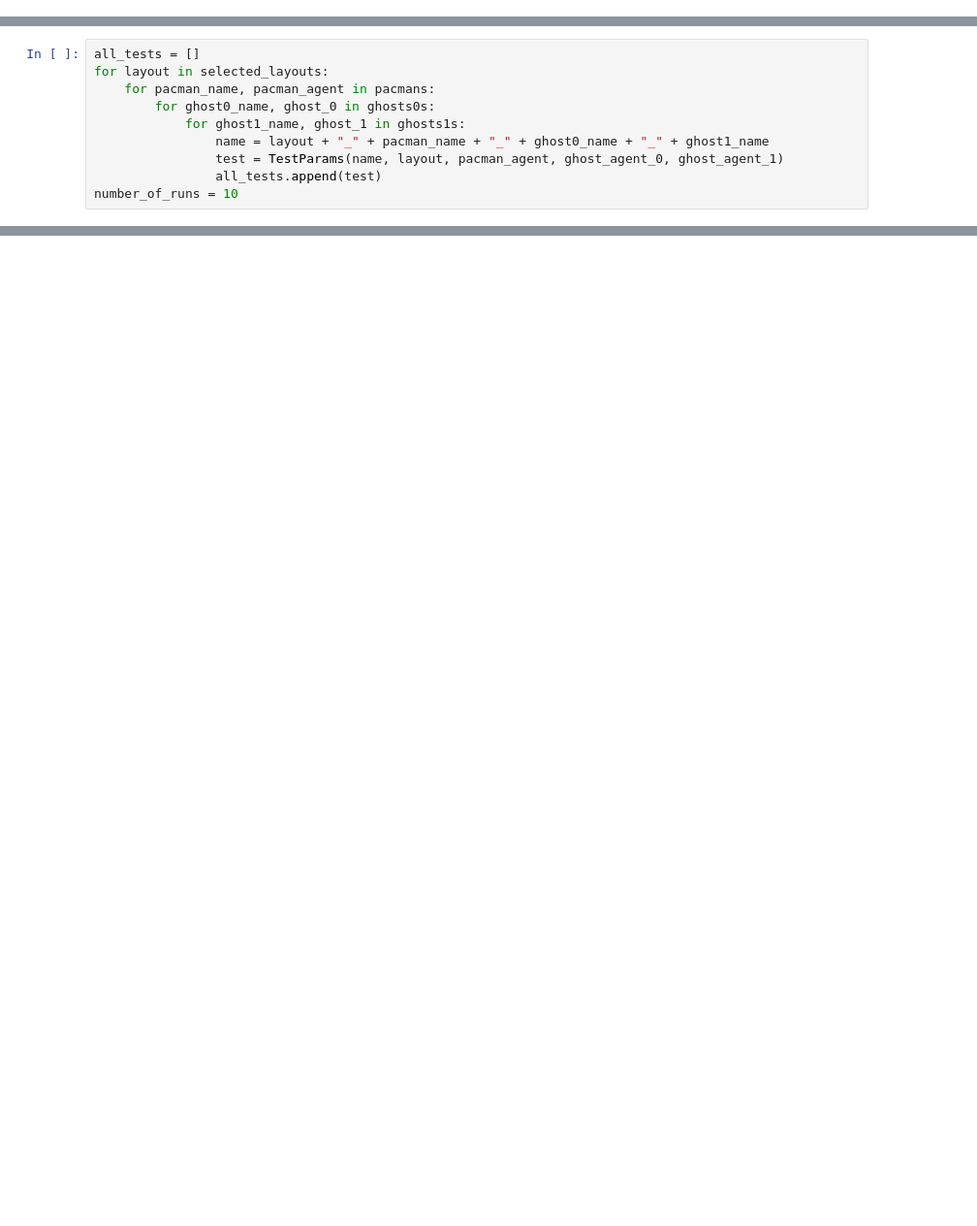
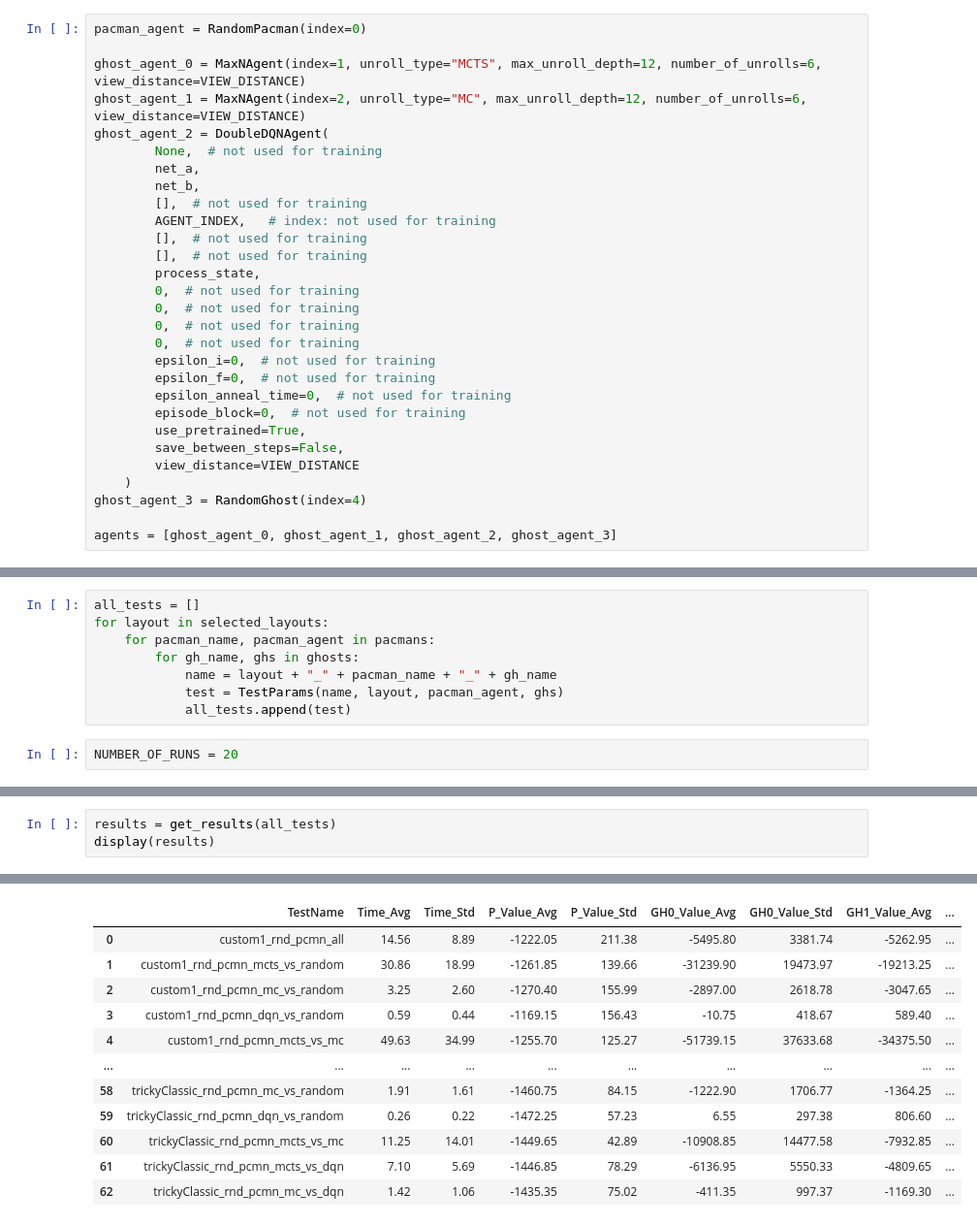
Before and after one commit to fededemo/ObligatorioMultiagentes, a Jupyter notebook: ObligatorioPacman/ghost_tester.ipynb, the cells around one changed output, grey strips where cells are left out. Shown: that part at 97% size. Saved outputs shown, nothing was run; the diff lists cells and outputs as text; blank space fills up the shorter version.

```diff
--- a/ObligatorioPacman/ghost_tester.ipynb
+++ b/ObligatorioPacman/ghost_tester.ipynb
@@ -85,0 +136,29 @@ ghosts1s = [
+# %%
+pacman_agent = RandomPacman(index=0)
+
+ghost_agent_0 = MaxNAgent(index=1, unroll_type="MCTS", max_unroll_depth=12, number_of_unrolls=6, view_distance=VIEW_DISTANCE)
+ghost_agent_1 = MaxNAgent(index=2, unroll_type="MC", max_unroll_depth=12, number_of_unrolls=6, view_distance=VIEW_DISTANCE)
+ghost_agent_2 = DoubleDQNAgent(
+        None,  # not used for training
+        net_a,
+        net_b,
+        [],  # not used for training
+        AGENT_INDEX,   # index: not used for training
+        [],  # not used for training
+        [],  # not used for training
+        process_state,
+        0,  # not used for training
+        0,  # not used for training
+        0,  # not used for training
+        0,  # not used for training
+        epsilon_i=0,  # not used for training
+        epsilon_f=0,  # not used for training
+        epsilon_anneal_time=0,  # not used for training
+        episode_block=0,  # not used for training
+        use_pretrained=True,
+        save_between_steps=False,
+        view_distance=VIEW_DISTANCE
+    )
+ghost_agent_3 = RandomGhost(index=4)
+
+agents = [ghost_agent_0, ghost_agent_1, ghost_agent_2, ghost_agent_3]
@@ -87,10 +254,10 @@ ghosts1s = [
 all_tests = []
 for layout in selected_layouts:
     for pacman_name, pacman_agent in pacmans:
-        for ghost0_name, ghost_0 in ghosts0s:
-            for ghost1_name, ghost_1 in ghosts1s:
-                name = layout + "_" + pacman_name + "_" + ghost0_name + "_" + ghost1_name
-                test = TestParams(name, layout, pacman_agent, ghost_agent_0, ghost_agent_1)
-                all_tests.append(test)
-number_of_runs = 10
+        for gh_name, ghs in ghosts:
+            name = layout + "_" + pacman_name + "_" + gh_name
+            test = TestParams(name, layout, pacman_agent, ghs)
+            all_tests.append(test)
+# %%
+NUMBER_OF_RUNS = 20
 # %%
@@ -146,0 +302,4 @@ All tests time:  2902.569713953999 seconds.
+# %%
+results = get_results(all_tests)
+display(results)
+# %% [output]
@@ -146,0 +323,12 @@ All tests time:  2902.569713953999 seconds.
+|  | TestName | Time_Avg | Time_Std | P_Value_Avg | P_Value_Std | GH0_Value_Avg | GH0_Value_Std | GH1_Value_Avg | ... |
+| 0 | custom1_rnd_pcmn_all | 14.56 | 8.89 | -1222.05 | 211.38 | -5495.80 | 3381.74 | -5262.95 | ... |
+| 1 | custom1_rnd_pcmn_mcts_vs_random | 30.86 | 18.99 | -1261.85 | 139.66 | -31239.90 | 19473.97 | -19213.25 | ... |
+| 2 | custom1_rnd_pcmn_mc_vs_random | 3.25 | 2.60 | -1270.40 | 155.99 | -2897.00 | 2618.78 | -3047.65 | ... |
+| 3 | custom1_rnd_pcmn_dqn_vs_random | 0.59 | 0.44 | -1169.15 | 156.43 | -10.75 | 418.67 | 589.40 | ... |
+| 4 | custom1_rnd_pcmn_mcts_vs_mc | 49.63 | 34.99 | -1255.70 | 125.27 | -51739.15 | 37633.68 | -34375.50 | ... |
+| ... | ... | ... | ... | ... | ... | ... | ... | ... | ... |
+| 58 | trickyClassic_rnd_pcmn_mc_vs_random | 1.91 | 1.61 | -1460.75 | 84.15 | -1222.90 | 1706.77 | -1364.25 | ... |
+| 59 | trickyClassic_rnd_pcmn_dqn_vs_random | 0.26 | 0.22 | -1472.25 | 57.23 | 6.55 | 297.38 | 806.60 | ... |
+| 60 | trickyClassic_rnd_pcmn_mcts_vs_mc | 11.25 | 14.01 | -1449.65 | 42.89 | -10908.85 | 14477.58 | -7932.85 | ... |
+| 61 | trickyClassic_rnd_pcmn_mcts_vs_dqn | 7.10 | 5.69 | -1446.85 | 78.29 | -6136.95 | 5550.33 | -4809.65 | ... |
+| 62 | trickyClassic_rnd_pcmn_mc_vs_dqn | 1.42 | 1.06 | -1435.35 | 75.02 | -411.35 | 997.37 | -1169.30 | ... |
```
Also changed, not shown: parts of 27 cells of this notebook, 3 other files.
